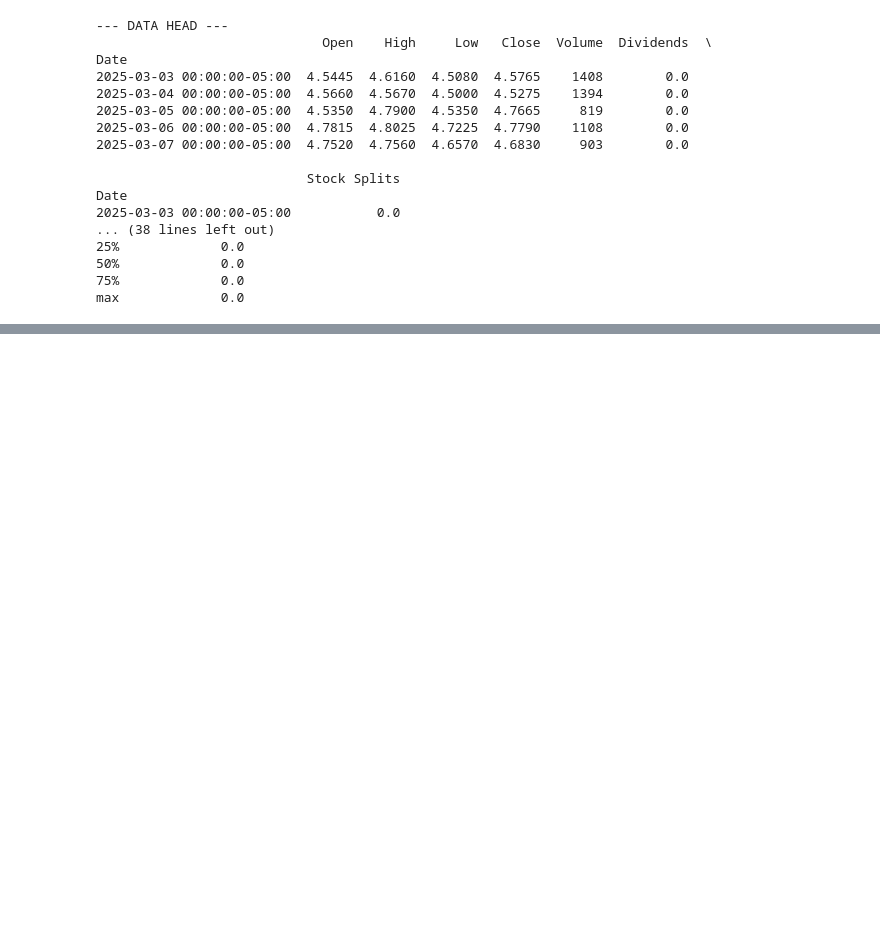
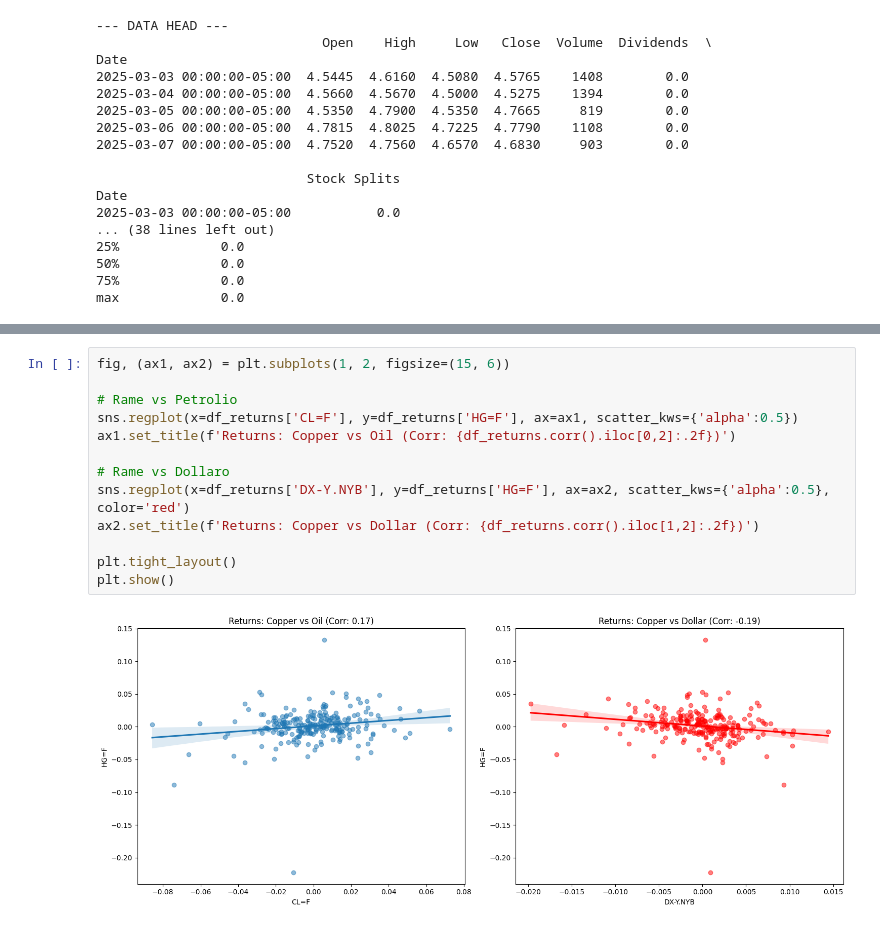
Before and after one commit to matteolovatoai/copper-price-forecasting, a Jupyter notebook: notebooks/01_exploration.ipynb, the cells around one changed output, grey strips where cells are left out. Drawn from its saved outputs; the diff is of its cells as text; blank space fills up the shorter version.

```diff
--- a/notebooks/01_exploration.ipynb
+++ b/notebooks/01_exploration.ipynb
@@ -38,0 +155,15 @@ max             0.0
+# %%
+fig, (ax1, ax2) = plt.subplots(1, 2, figsize=(15, 6))
+
+# Rame vs Petrolio
+sns.regplot(x=df_returns['CL=F'], y=df_returns['HG=F'], ax=ax1, scatter_kws={'alpha':0.5})
+ax1.set_title(f'Returns: Copper vs Oil (Corr: {df_returns.corr().iloc[0,2]:.2f})')
+
+# Rame vs Dollaro
+sns.regplot(x=df_returns['DX-Y.NYB'], y=df_returns['HG=F'], ax=ax2, scatter_kws={'alpha':0.5}, color='red')
+ax2.set_title(f'Returns: Copper vs Dollar (Corr: {df_returns.corr().iloc[1,2]:.2f})')
+
+plt.tight_layout()
+plt.show()
+# %% [output]
+[figure, added]
```
Also changed, not shown: parts of 19 cells of this notebook.
